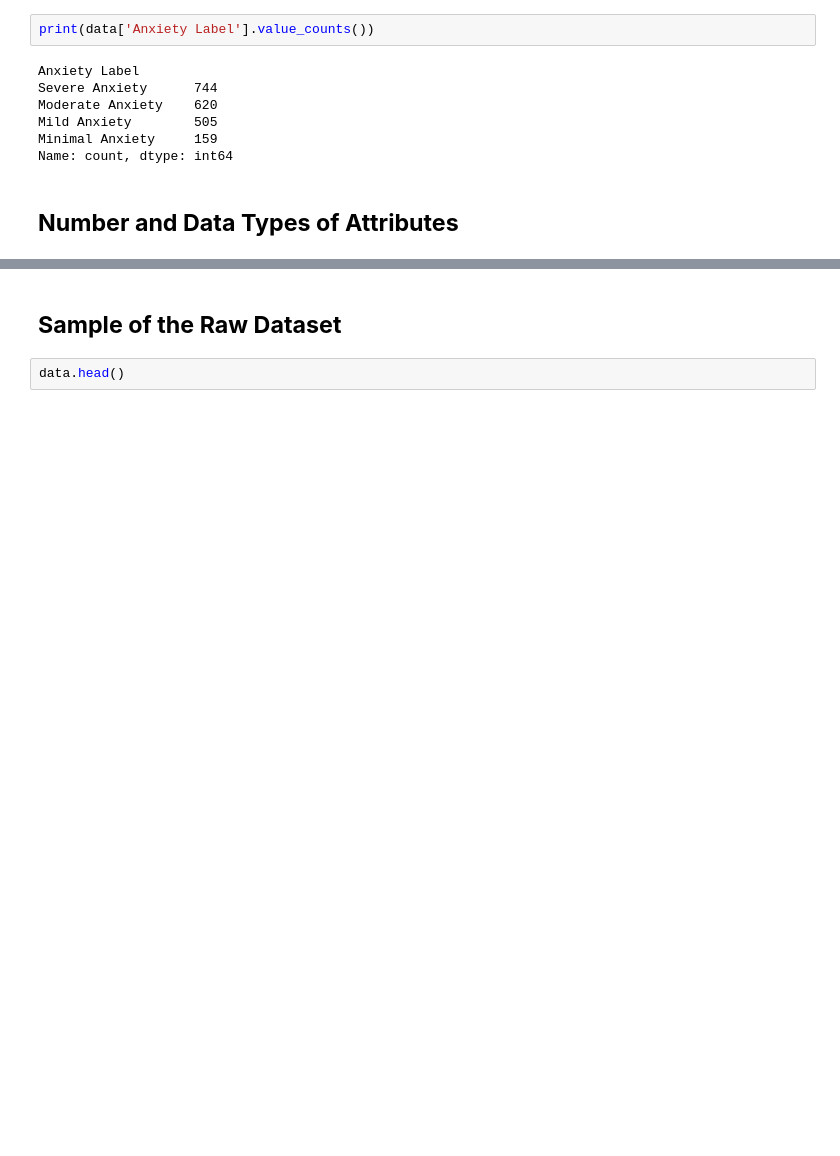
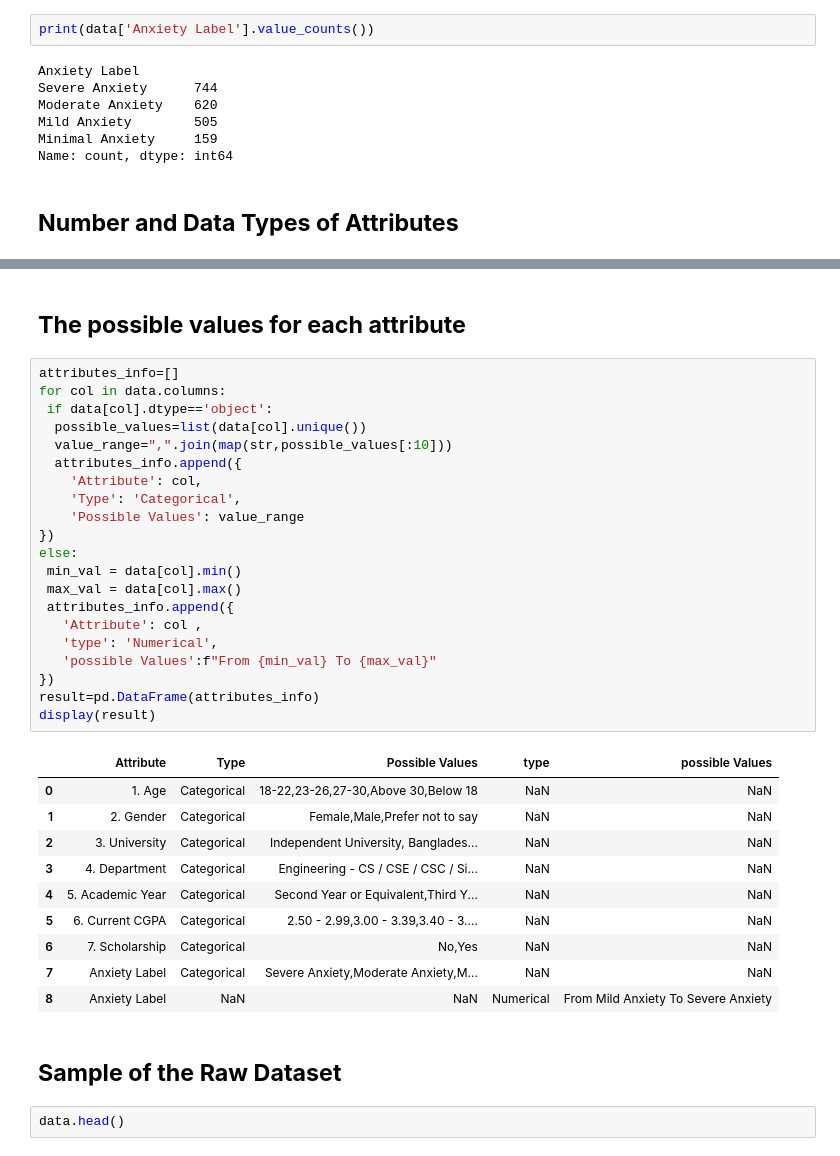
Before and after one commit to ara1x/DataMining-Project, a Jupyter notebook: Phase 1/Phase1.ipynb, the cells around one changed output, grey strips where cells are left out. Saved outputs shown, nothing was run; the diff lists cells and outputs as text; blank space fills up the shorter version.

```diff
--- a/Phase 1/Phase1.ipynb
+++ b/Phase 1/Phase1.ipynb
@@ -62,6 +62,40 @@ data.dtypes
 | Anxiety Value | int64 |
 | Anxiety Label | object |
 dtype: object
+# %% [markdown]
+## **The possible values for each attribute**
+# %%
+attributes_info=[]
+for col in data.columns:
+ if data[col].dtype=='object':
+  possible_values=list(data[col].unique())
+  value_range=",".join(map(str,possible_values[:10]))
+  attributes_info.append({
+    'Attribute': col,
+    'Type': 'Categorical',
+    'Possible Values': value_range
+})
+else:
+ min_val = data[col].min()
+ max_val = data[col].max()
+ attributes_info.append({
+   'Attribute': col ,
+   'type': 'Numerical',
+   'possible Values':f"From {min_val} To {max_val}"
+})
+result=pd.DataFrame(attributes_info)
+display(result)
+# %% [output]
+|  | Attribute | Type | Possible Values | type | possible Values |
+| 0 | 1. Age | Categorical | 18-22,23-26,27-30,Above 30,Below 18 | NaN | NaN |
+| 1 | 2. Gender | Categorical | Female,Male,Prefer not to say | NaN | NaN |
+| 2 | 3. University | Categorical | Independent University, Banglades... | NaN | NaN |
+| 3 | 4. Department | Categorical | Engineering - CS / CSE / CSC / Si... | NaN | NaN |
+| 4 | 5. Academic Year | Categorical | Second Year or Equivalent,Third Y... | NaN | NaN |
+| 5 | 6. Current CGPA | Categorical | 2.50 - 2.99,3.00 - 3.39,3.40 - 3.... | NaN | NaN |
+| 6 | 7. Scholarship | Categorical | No,Yes | NaN | NaN |
+| 7 | Anxiety Label | Categorical | Severe Anxiety,Moderate Anxiety,M... | NaN | NaN |
+| 8 | Anxiety Label | NaN | NaN | Numerical | From Mild Anxiety To Severe Anxiety |
 # %% [markdown]
 ## **Sample of the Raw Dataset**
 # %%
```
Also changed, not shown: parts of 3 cells of this notebook.
